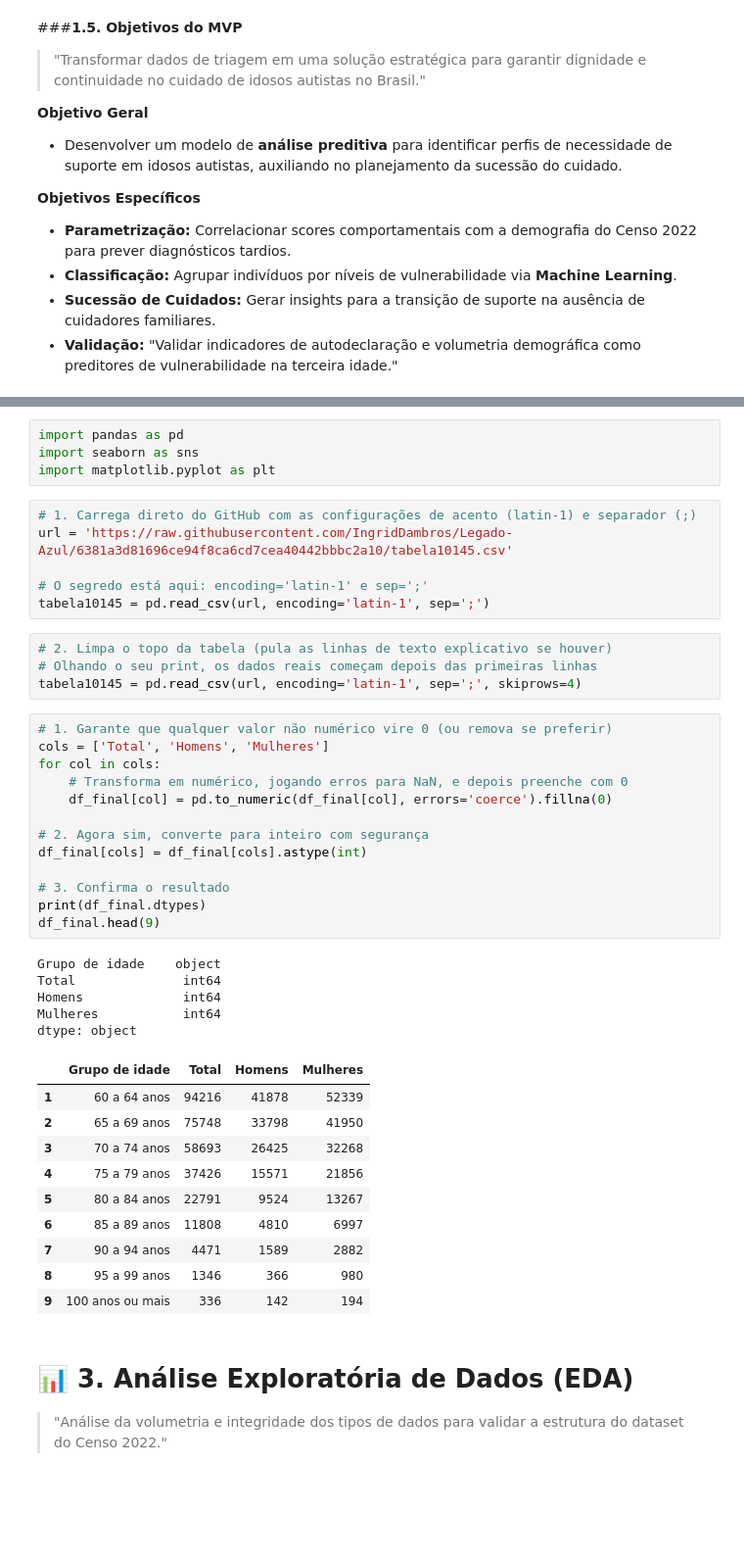
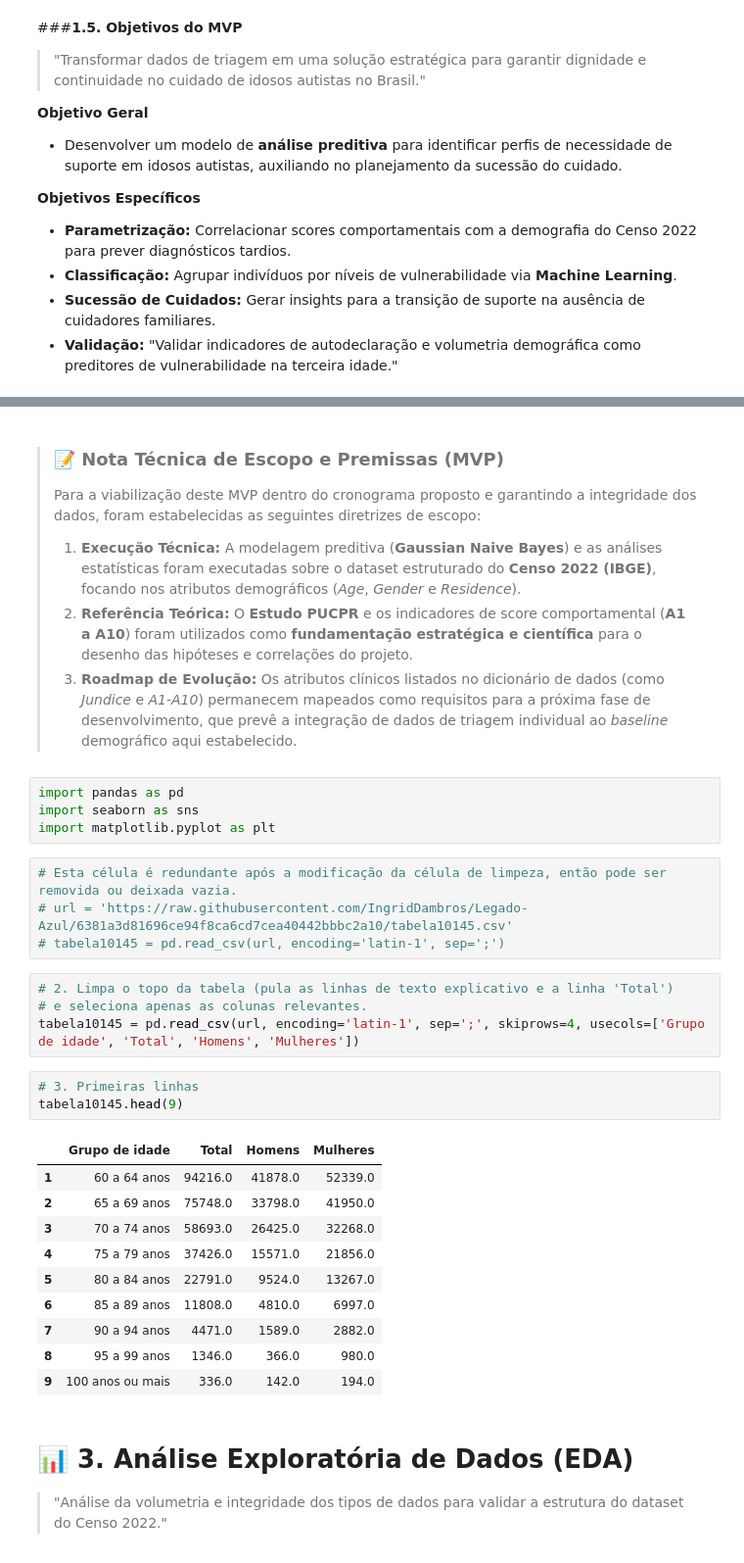
Before and after one commit to IngridDambros/Legado-Azul, a Jupyter notebook: legadoazul.ipynb, the cells around one changed output, grey strips where cells are left out. Shown at 98% size. Drawn from its saved outputs; the diff is of its cells as text; blank space fills up the shorter version.

```diff
--- a/legadoazul.ipynb
+++ b/legadoazul.ipynb
@@ -90,47 +95,38 @@
 * **Dataset Estruturado:** Base técnica para o treinamento do algoritmo de classificação supervisionada.
+# %% [markdown]
+> ### 📝 Nota Técnica de Escopo e Premissas (MVP)
+>
+> Para a viabilização deste MVP dentro do cronograma proposto e garantindo a integridade dos dados, foram estabelecidas as seguintes diretrizes de escopo:
+>
+> 1. **Execução Técnica:** A modelagem preditiva (**Gaussian Naive Bayes**) e as análises estatísticas foram executadas sobre o dataset estruturado do **Censo 2022 (IBGE)**, focando nos atributos demográficos (*Age*, *Gender* e *Residence*).
+> 2. **Referência Teórica:** O **Estudo PUCPR** e os indicadores de score comportamental (**A1 a A10**) foram utilizados como **fundamentação estratégica e científica** para o desenho das hipóteses e correlações do projeto.
+> 3. **Roadmap de Evolução:** Os atributos clínicos listados no dicionário de dados (como *Jundice* e *A1-A10*) permanecem mapeados como requisitos para a próxima fase de desenvolvimento, que prevê a integração de dados de triagem individual ao *baseline* demográfico aqui estabelecido.
 # %%
 import pandas as pd
 import seaborn as sns
 import matplotlib.pyplot as plt
 # %%
-# 1. Carrega direto do GitHub com as configurações de acento (latin-1) e separador (;)
-url = 'https://raw.githubusercontent.com/IngridDambros/Legado-Azul/6381a3d81696ce94f8ca6cd7cea40442bbbc2a10/tabela10145.csv'
-
-# O segredo está aqui: encoding='latin-1' e sep=';'
-tabela10145 = pd.read_csv(url, encoding='latin-1', sep=';')
+# Esta célula é redundante após a modificação da célula de limpeza, então pode ser removida ou deixada vazia.
+# url = 'https://raw.githubusercontent.com/IngridDambros/Legado-Azul/6381a3d81696ce94f8ca6cd7cea40442bbbc2a10/tabela10145.csv'
+# tabela10145 = pd.read_csv(url, encoding='latin-1', sep=';')
 # %%
-# 2. Limpa o topo da tabela (pula as linhas de texto explicativo se houver)
-# Olhando o seu print, os dados reais começam depois das primeiras linhas
-tabela10145 = pd.read_csv(url, encoding='latin-1', sep=';', skiprows=4)
+# 2. Limpa o topo da tabela (pula as linhas de texto explicativo e a linha 'Total')
+# e seleciona apenas as colunas relevantes.
+tabela10145 = pd.read_csv(url, encoding='latin-1', sep=';', skiprows=4, usecols=['Grupo de idade', 'Total', 'Homens', 'Mulheres'])
-# %%
-# 1. Garante que qualquer valor não numérico vire 0 (ou remova se preferir)
-cols = ['Total', 'Homens', 'Mulheres']
-for col in cols:
-    # Transforma em numérico, jogando erros para NaN, e depois preenche com 0
-    df_final[col] = pd.to_numeric(df_final[col], errors='coerce').fillna(0)
-
-# 2. Agora sim, converte para inteiro com segurança
-df_final[cols] = df_final[cols].astype(int)
-
-# 3. Confirma o resultado
-print(df_final.dtypes)
-df_final.head(9)
-# %% [output]
-Grupo de idade    object
-Total              int64
-Homens             int64
-Mulheres           int64
-dtype: object
-|  | Grupo de idade | Total | Homens | Mulheres |
-| 1 | 60 a 64 anos | 94216 | 41878 | 52339 |
-| 2 | 65 a 69 anos | 75748 | 33798 | 41950 |
-| 3 | 70 a 74 anos | 58693 | 26425 | 32268 |
-| 4 | 75 a 79 anos | 37426 | 15571 | 21856 |
-| 5 | 80 a 84 anos | 22791 | 9524 | 13267 |
-| 6 | 85 a 89 anos | 11808 | 4810 | 6997 |
-| 7 | 90 a 94 anos | 4471 | 1589 | 2882 |
-| 8 | 95 a 99 anos | 1346 | 366 | 980 |
-| 9 | 100 anos ou mais | 336 | 142 | 194 |
+# %%
+# 3. Primeiras linhas
+tabela10145.head(9)
+# %% [output]
+|  | Grupo de idade | Total | Homens | Mulheres |
+| 1 | 60 a 64 anos | 94216.0 | 41878.0 | 52339.0 |
+| 2 | 65 a 69 anos | 75748.0 | 33798.0 | 41950.0 |
+| 3 | 70 a 74 anos | 58693.0 | 26425.0 | 32268.0 |
+| 4 | 75 a 79 anos | 37426.0 | 15571.0 | 21856.0 |
+| 5 | 80 a 84 anos | 22791.0 | 9524.0 | 13267.0 |
+| 6 | 85 a 89 anos | 11808.0 | 4810.0 | 6997.0 |
+| 7 | 90 a 94 anos | 4471.0 | 1589.0 | 2882.0 |
+| 8 | 95 a 99 anos | 1346.0 | 366.0 | 980.0 |
+| 9 | 100 anos ou mais | 336.0 | 142.0 | 194.0 |
 # %% [markdown]
 # 📊 **3. Análise Exploratória de Dados (EDA)**
 
```
Also changed, not shown: parts of 6 cells of this notebook.
